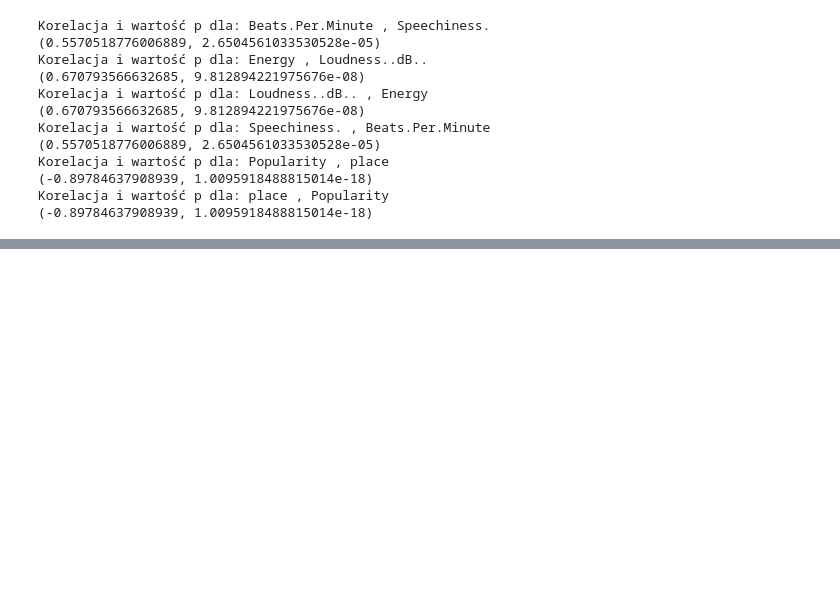
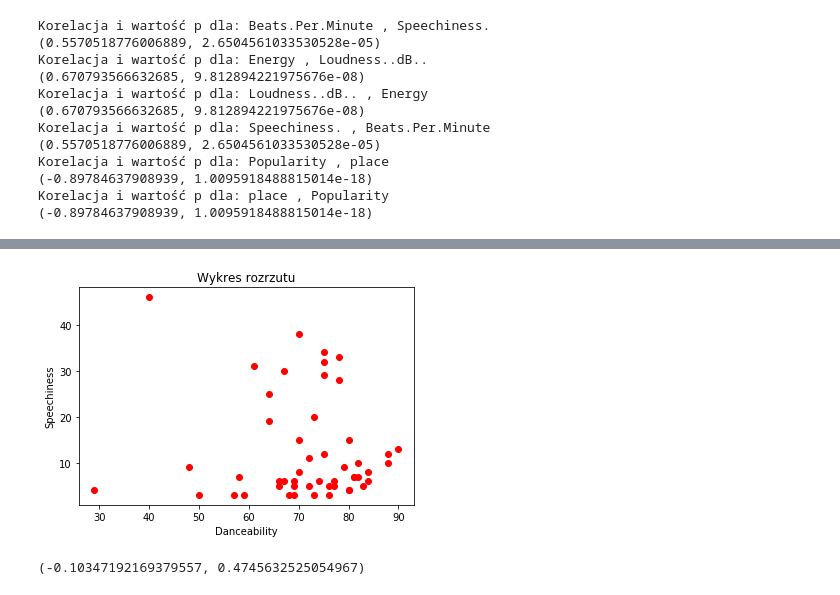
Before and after one commit to sageroe/Data_analysis, a Jupyter notebook: Raport.ipynb, the cells around one changed output, grey strips where cells are left out. Cells and saved outputs as stored; diff of their text form; code cells hidden in the pictures; blank space fills up the shorter version.

```diff
--- a/Raport.ipynb
+++ b/Raport.ipynb
@@ -305,3 +309,18 @@ plt.show()
 # %%
 #Sprawdźcie czy współczynniki piosenek Eda Sheerana ( który ma najwięcej ppiosenek w top50)
 #odbiegają mocno od średniej dla reszty piosenek z top 50
+
+x = data["Danceability"]
+y = data['Speechiness.']
+plt.plot(x,y, "ro")
+plt.xlabel("Danceability")
+plt.ylabel("Speechiness")
+plt.title('Wykres rozrzutu')
+plt.show()
+plt.show()
+st.pearsonr(data["Danceability"],data["Speechiness."])
+
+###Wy
+# %% [output]
+[figure, added]
+(-0.10347192169379557, 0.4745632525054967)
```
Also changed, not shown: parts of 16 cells of this notebook.
